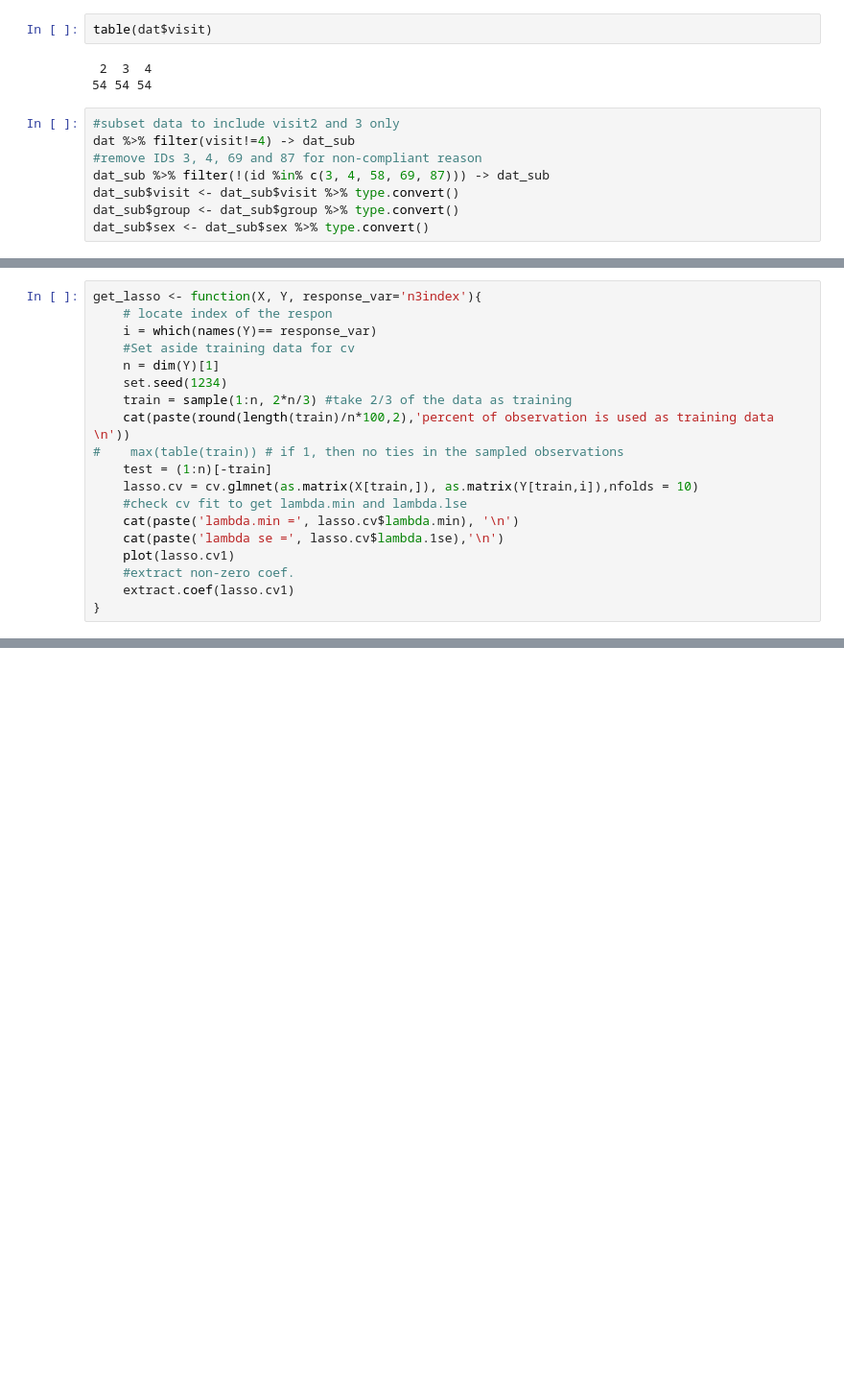
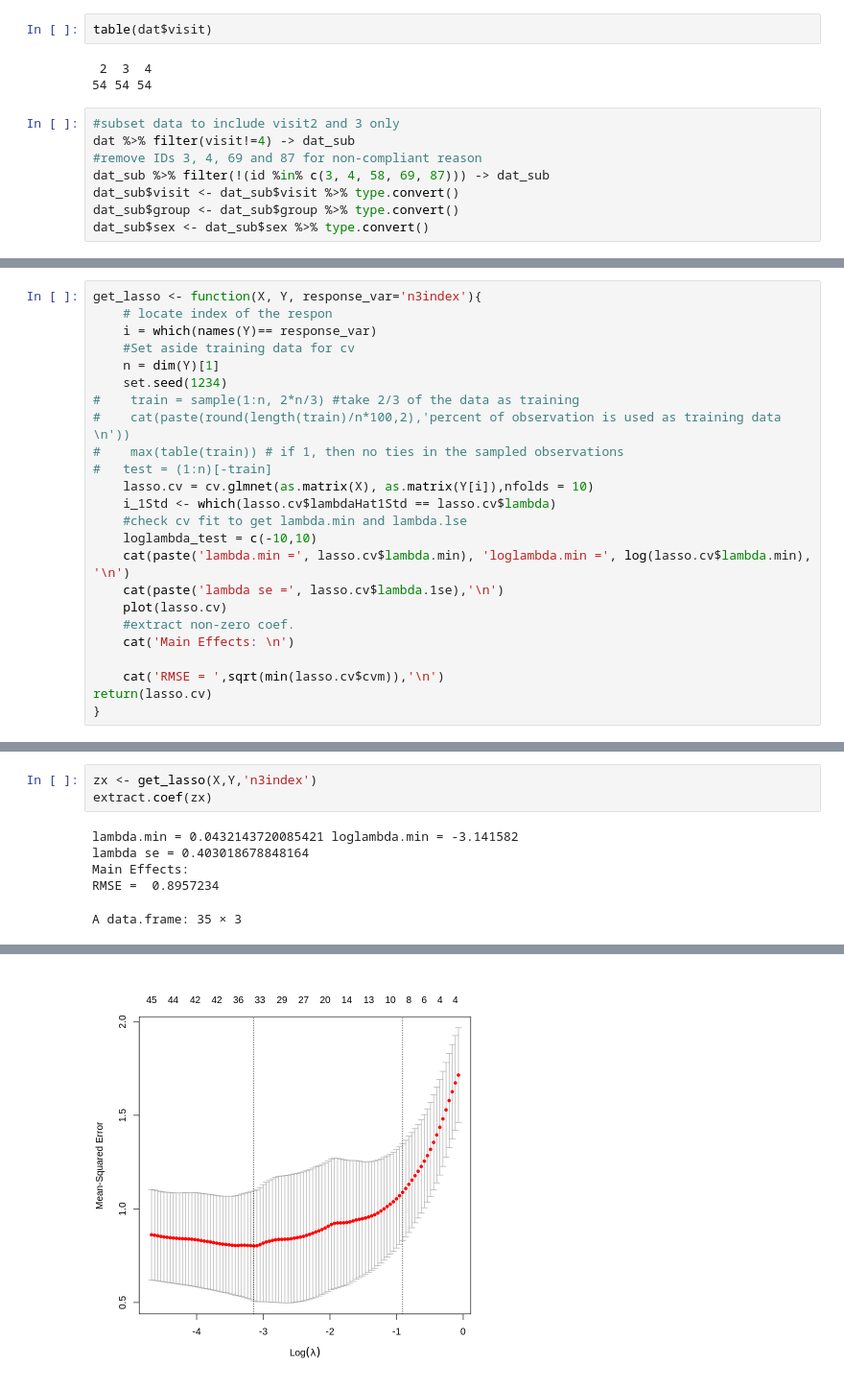
Before and after one commit to xlai/lipids, a Jupyter notebook: analysis_lasso.ipynb, the cells around one changed output, grey strips where cells are left out. Shown at 96% size. Saved outputs shown, nothing was run; the diff lists cells and outputs as text; blank space fills up the shorter version.

```diff
--- a/analysis_lasso.ipynb
+++ b/analysis_lasso.ipynb
@@ -106,17 +129,22 @@ get_lasso <- function(X, Y, response_var='n3index'){
     #Set aside training data for cv
     n = dim(Y)[1]
     set.seed(1234)
-    train = sample(1:n, 2*n/3) #take 2/3 of the data as training
-    cat(paste(round(length(train)/n*100,2),'percent of observation is used as training data \n'))
+#    train = sample(1:n, 2*n/3) #take 2/3 of the data as training
+#    cat(paste(round(length(train)/n*100,2),'percent of observation is used as training data \n'))
 #    max(table(train)) # if 1, then no ties in the sampled observations
-    test = (1:n)[-train]
-    lasso.cv = cv.glmnet(as.matrix(X[train,]), as.matrix(Y[train,i]),nfolds = 10)
+#   test = (1:n)[-train]
+    lasso.cv = cv.glmnet(as.matrix(X), as.matrix(Y[i]),nfolds = 10)
+    i_1Std <- which(lasso.cv$lambdaHat1Std == lasso.cv$lambda)
     #check cv fit to get lambda.min and lambda.lse
-    cat(paste('lambda.min =', lasso.cv$lambda.min), '\n')
+    loglambda_test = c(-10,10)
+    cat(paste('lambda.min =', lasso.cv$lambda.min), 'loglambda.min =', log(lasso.cv$lambda.min), '\n')
     cat(paste('lambda se =', lasso.cv$lambda.1se),'\n')
-    plot(lasso.cv1)
+    plot(lasso.cv)
     #extract non-zero coef.
-    extract.coef(lasso.cv1)
+    cat('Main Effects: \n')
+
+    cat('RMSE = ',sqrt(min(lasso.cv$cvm)),'\n')
+return(lasso.cv)
 }
 # %%
 #    lasso.fit = glmnet(as.matrix(X[train,]), as.matrix(Y[train,i]))
@@ -126,0 +166,9 @@ get_lasso <- function(X, Y, response_var='n3index'){
+# %%
+zx <- get_lasso(X,Y,'n3index')
+extract.coef(zx)
+# %% [output]
+lambda.min = 0.0432143720085421 loglambda.min = -3.141582
+lambda se = 0.403018678848164
+Main Effects:
+RMSE =  0.8957234
+A data.frame: 35 × 3
@@ -126,0 +193 @@ get_lasso <- function(X, Y, response_var='n3index'){
+[figure, added]
```
Also changed, not shown: parts of 21 cells of this notebook, 1 other file.
